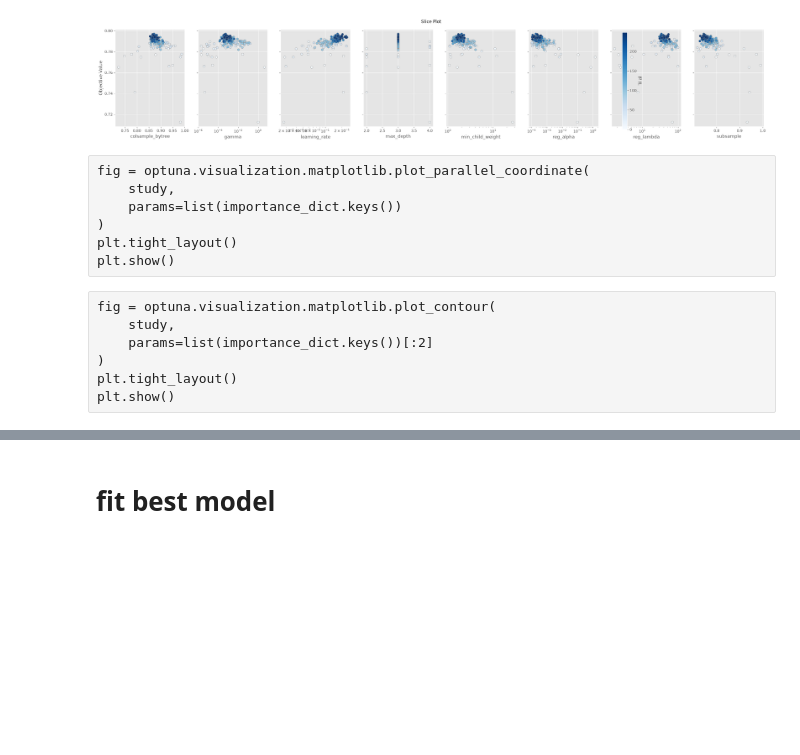
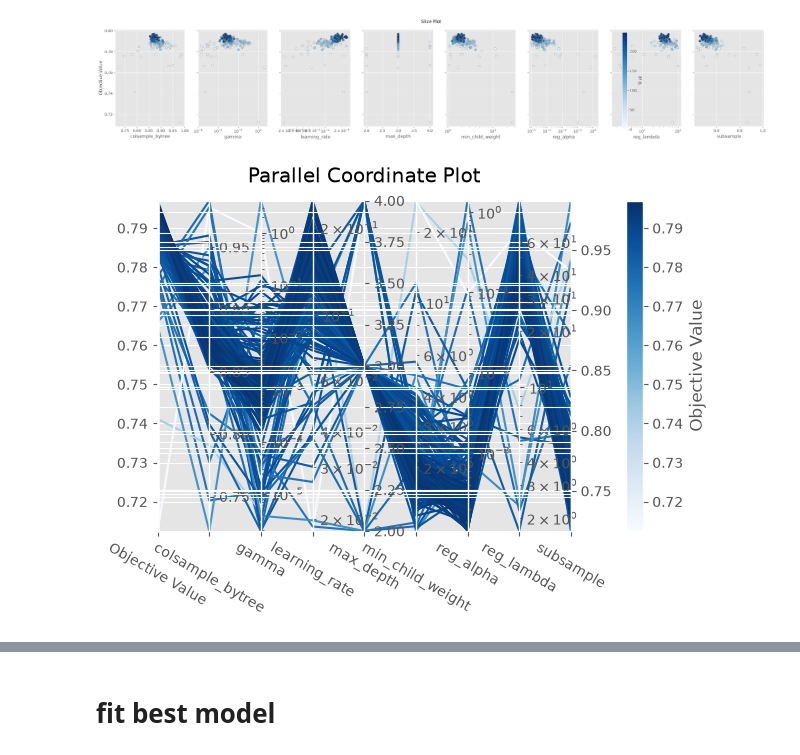
Before and after one commit to MonoJello/credit-risk, a Jupyter notebook: code/02b model xgb woe.ipynb, the cells around one changed output, grey strips where cells are left out. Drawn from its saved outputs; the diff is of its cells as text; code cells hidden in the pictures; blank space fills up the shorter version.

```diff
--- a/code/02b model xgb woe.ipynb
+++ b/code/02b model xgb woe.ipynb
@@ -194,6 +194,8 @@ study = optuna.create_study(
     )
 )
 
+optuna.logging.set_verbosity(optuna.logging.WARNING)
+
 study.optimize(
     objective,
     n_trials=250,
@@ -257,17 +242,12 @@ plt.tight_layout()
 plt.show()
 # %% [output]
 [figure]
-# %% [raw]
-fig = optuna.visualization.matplotlib.plot_parallel_coordinate(
-    study,
-    params=list(importance_dict.keys())
-)
-plt.tight_layout()
-plt.show()
-# %% [raw]
-fig = optuna.visualization.matplotlib.plot_contour(
-    study,
-    params=list(importance_dict.keys())[:2]
-)
-plt.tight_layout()
-plt.show()
+# %%
+fig = optuna.visualization.matplotlib.plot_parallel_coordinate(
+    study,
+    params=list(importance_dict.keys())
+)
+plt.tight_layout()
+plt.show()
+# %% [output]
+[figure, added]
```
Also changed, not shown: parts of 5 cells of this notebook, 1 other file.
